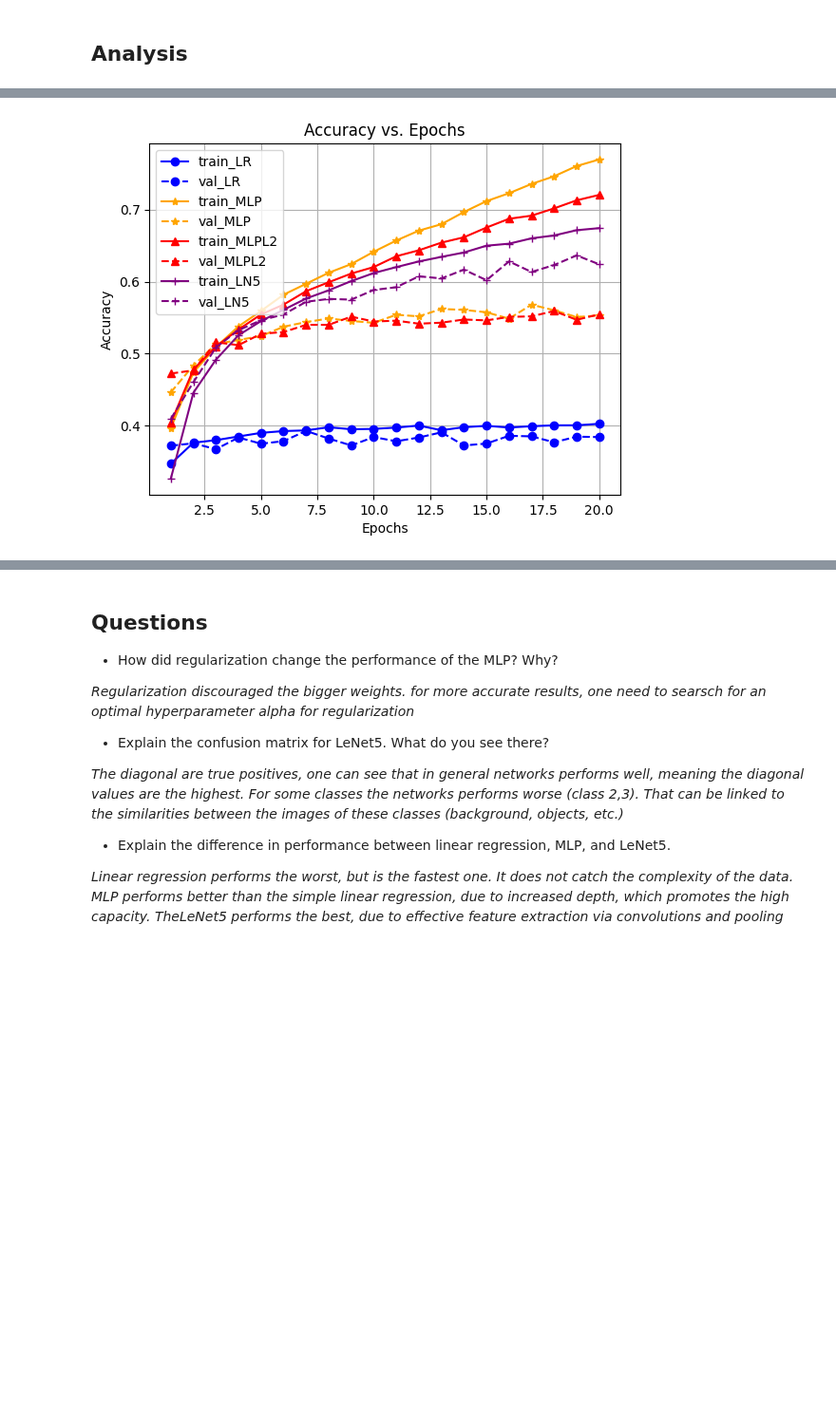
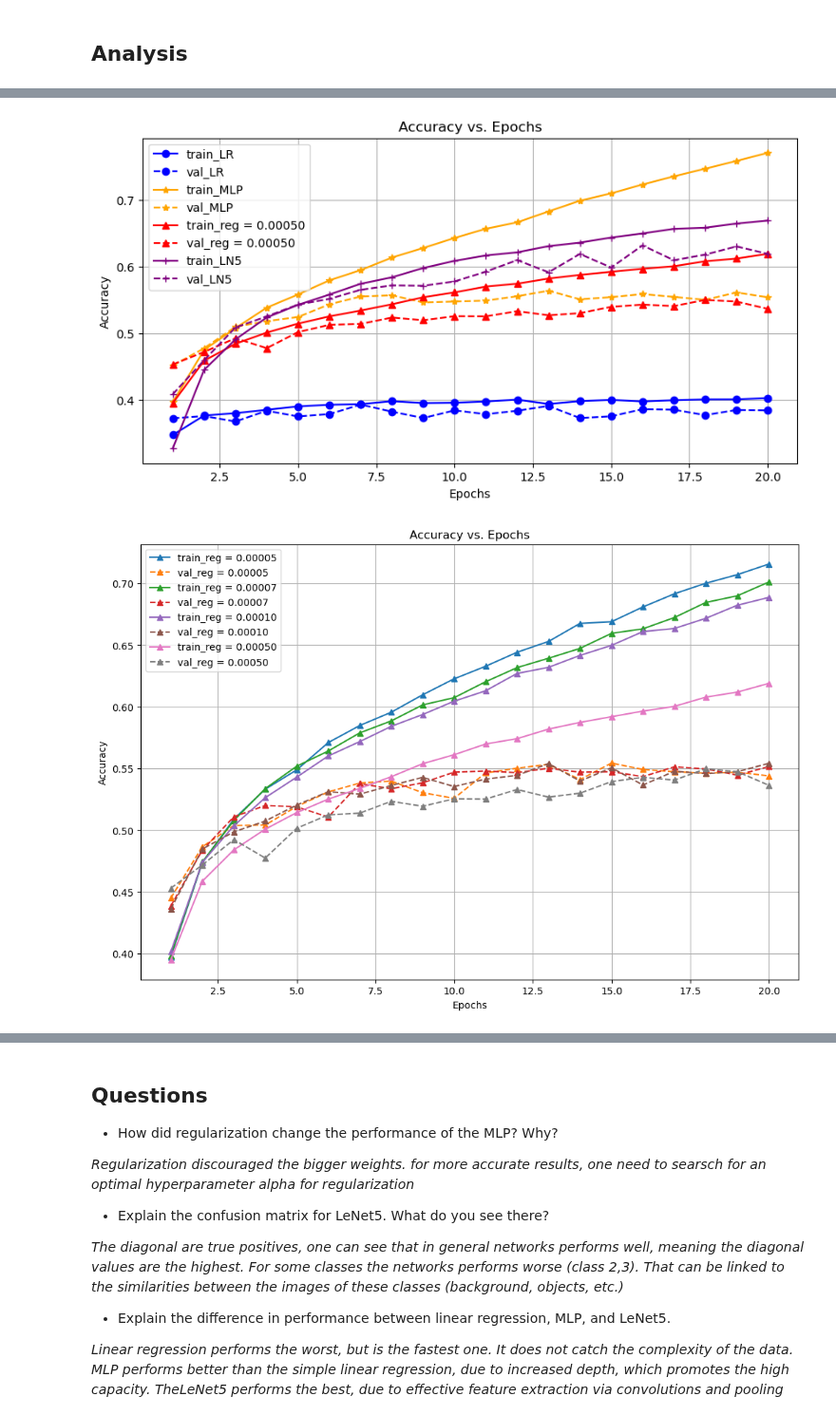
Before and after one commit to josh-wilkinson/MachineLearningExercises, a Jupyter notebook: Practical03/3_NAME1_NAME2_NAME3.ipynb, the cells around one changed output, grey strips where cells are left out. Shown at 95% size. Drawn from its saved outputs; the diff is of its cells as text; code cells hidden in the pictures; blank space fills up the shorter version.

```diff
--- a/Practical03/3_NAME1_NAME2_NAME3.ipynb
+++ b/Practical03/3_NAME1_NAME2_NAME3.ipynb
@@ -569,12 +600,15 @@ plt.show()
 ## TODO: Plot both train and val accuracies for all models.
 ## What do you see?
 
+plt.figure(figsize = (10, 5))
 plt.plot(range(1, num_epochs + 1), train_ac, marker = "o", label = "train_LR", color = "blue")
 plt.plot(range(1, num_epochs + 1), val_ac, marker = "o", label = "val_LR", color = "blue", linestyle = "--")
 plt.plot(range(1, num_epochs + 1), train_ac_MLP, marker = "*", label = "train_MLP", color = "orange")
 plt.plot(range(1, num_epochs + 1), val_ac_MLP, marker = "*", label = "val_MLP", color = "orange", linestyle = "--")
-plt.plot(range(1, num_epochs + 1), train_ac_MLPL2, marker = "^", label = "train_MLPL2", color = "red")
-plt.plot(range(1, num_epochs + 1), val_ac_MLPL2, marker = "^", label = "val_MLPL2", color = "red", linestyle = "--")
+
+plt.plot(range(1, num_epochs + 1), train_ac_MLPL2[3], marker = "^", label = "train_reg = %.5f" %(regs[3]), color = 'red')
+plt.plot(range(1, num_epochs + 1), val_ac_MLPL2[3], marker = "^", label = "val_reg = %.5f" %(regs[3]),  color = 'red', linestyle = "--")
+
 plt.plot(range(1, num_epochs + 1), train_ac_LN5, marker = "+", label = "train_LN5", color = "purple")
 plt.plot(range(1, num_epochs + 1), val_ac_LN5, marker = "+", label = "val_LN5", color = "purple", linestyle = "--")
 plt.xlabel("Epochs")
@@ -584,7 +618,22 @@ plt.legend()
 plt.grid()
 plt.show()
 # %% [output]
-[figure, old version]
+[figure, new version]
+# %%
+plt.figure(figsize = (12, 8))
+
+for i in range(len(regs)):
+    plt.plot(range(1, num_epochs + 1), train_ac_MLPL2[i], marker = "^", label = "train_reg = %.5f" %(regs[i]))
+    plt.plot(range(1, num_epochs + 1), val_ac_MLPL2[i], marker = "^", label = "val_reg = %.5f" %(regs[i]), linestyle = "--")
+
+plt.xlabel("Epochs")
+plt.ylabel("Accuracy")
+plt.title("Accuracy vs. Epochs")
+plt.legend()
+plt.grid()
+plt.show()
+# %% [output]
+[figure, added]
 # %%
 ## TODO: Plot the confusion matrix for LeNet5
 
```
Also changed, not shown: parts of 5 cells of this notebook.
